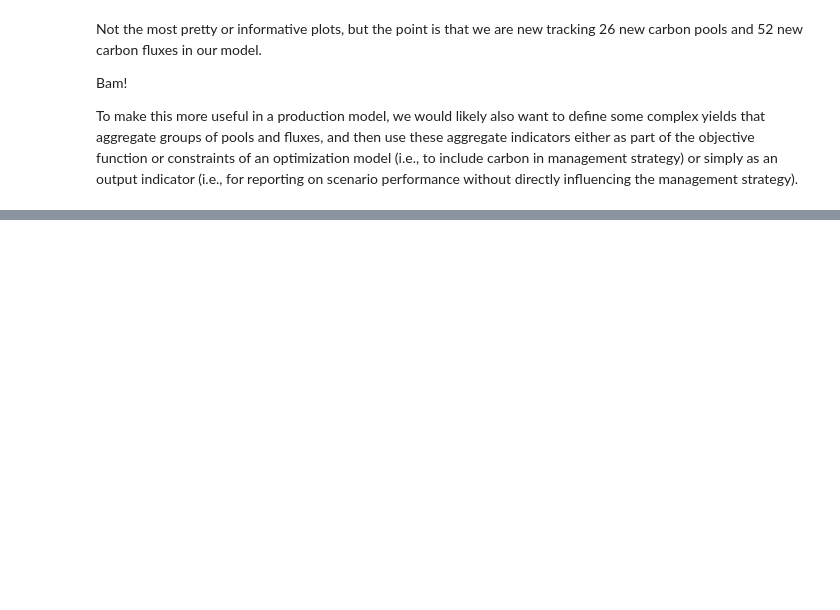
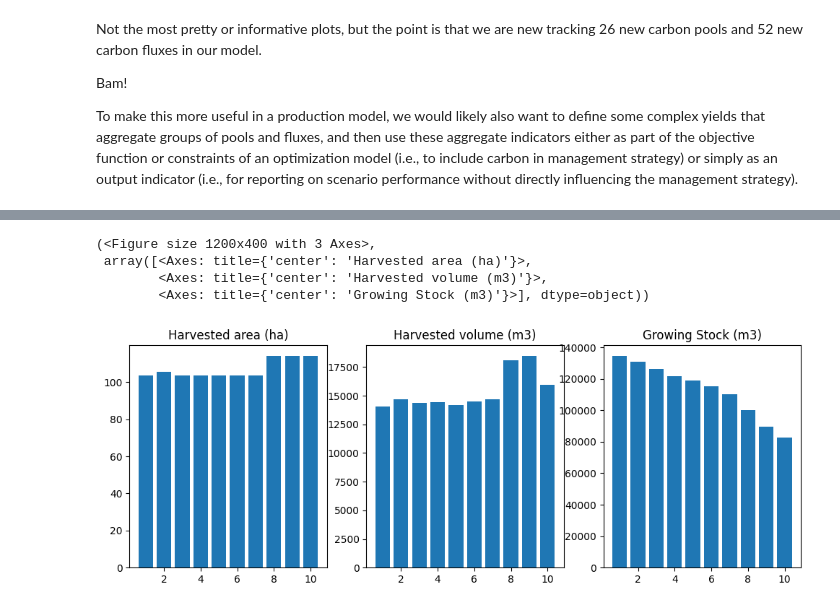
Before and after one commit to UBC-FRESH/ws3, a Jupyter notebook: examples/040_ws3_libcbm_neilsonhack-fromscratch.ipynb, the cells around one changed output, grey strips where cells are left out. Cells and saved outputs as stored; diff of their text form; code cells hidden in the pictures; blank space fills up the shorter version.

```diff
--- a/examples/040_ws3_libcbm_neilsonhack-fromscratch.ipynb
+++ b/examples/040_ws3_libcbm_neilsonhack-fromscratch.ipynb
@@ -367,0 +556,9 @@ To make this more useful in a production model, we would likely also want to def
+# %%
+df = compile_scenario(fm)
+plot_scenario(df)
+# %% [output]
+(<Figure size 1200x400 with 3 Axes>,
+ array([<Axes: title={'center': 'Harvested area (ha)'}>,
+        <Axes: title={'center': 'Harvested volume (m3)'}>,
+        <Axes: title={'center': 'Growing Stock (m3)'}>], dtype=object))
+[figure, added]
```
Also changed, not shown: parts of 43 cells of this notebook, 1 other file.
